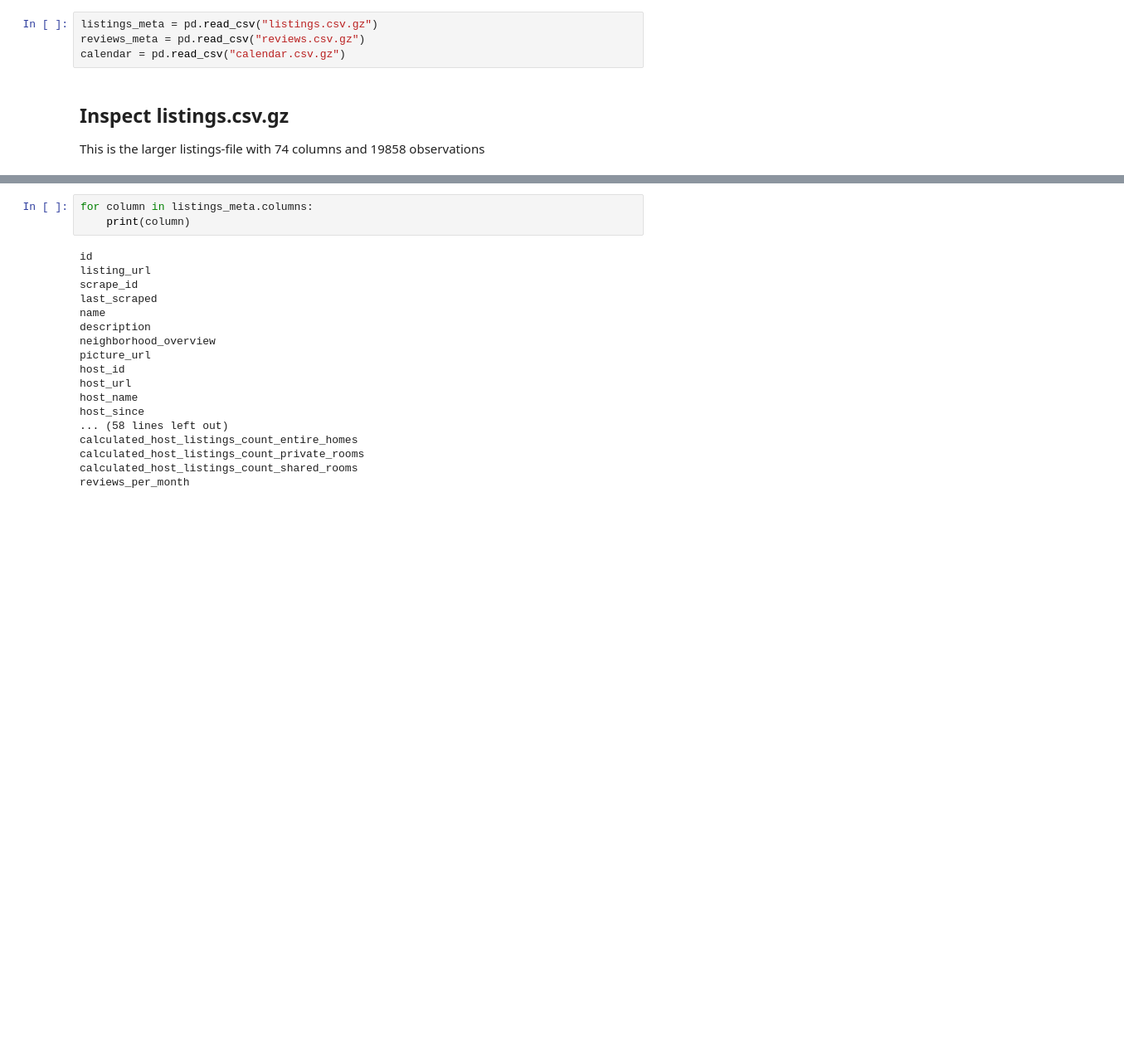
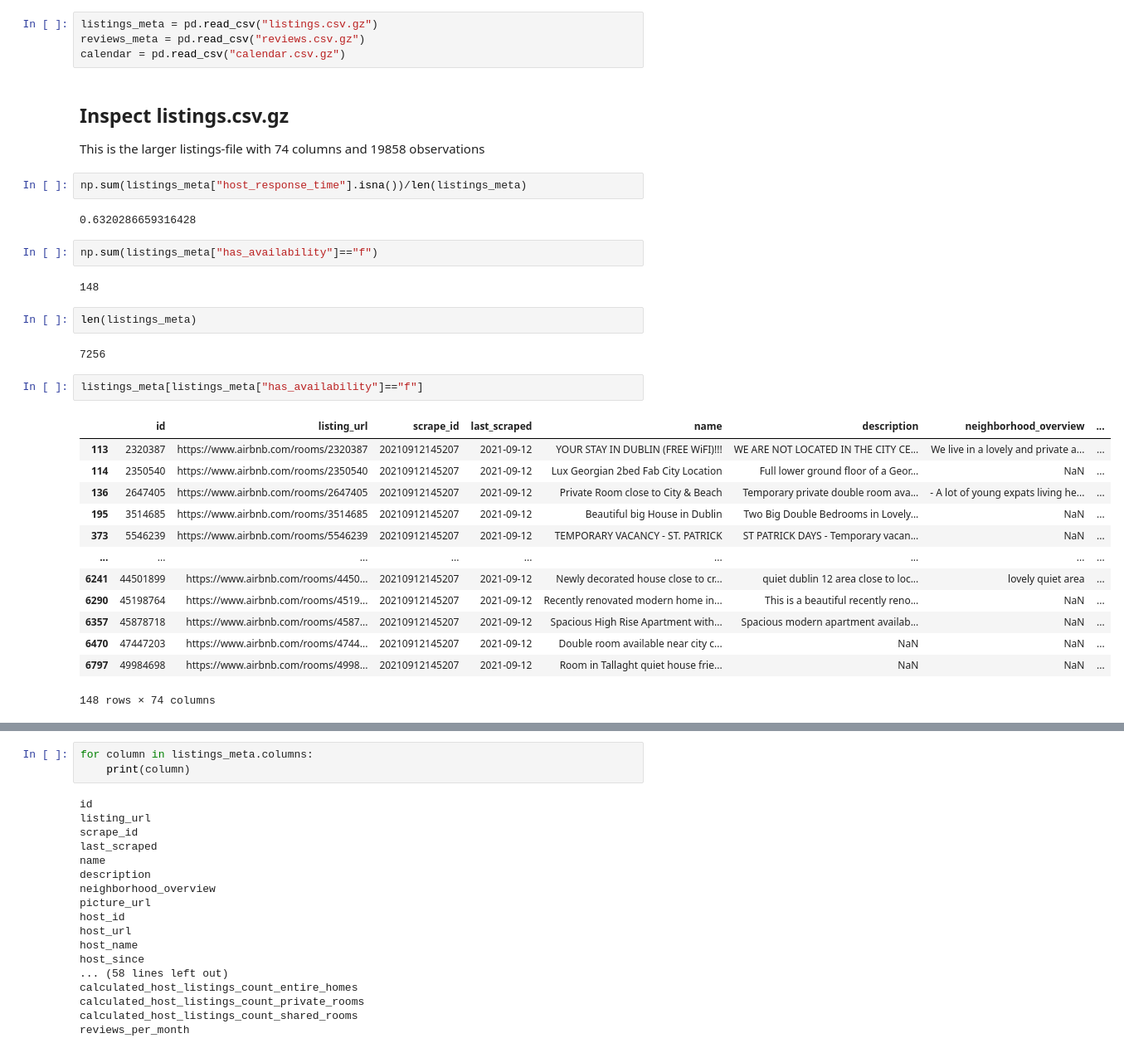
Before and after one commit to dmnk1308/DubAir, a Jupyter notebook: Data_Set_Introduction.ipynb, the cells around one changed output, grey strips where cells are left out. Shown at 83% size. Cells and saved outputs as stored; diff of their text form; blank space fills up the shorter version.

```diff
--- a/Data_Set_Introduction.ipynb
+++ b/Data_Set_Introduction.ipynb
@@ -155,4 +170,32 @@ calendar = pd.read_csv("calendar.csv.gz")
 # %% [markdown]
 ## Inspect listings.csv.gz
 This is the larger listings-file with 74 columns and 19858 observations
+# %%
+np.sum(listings_meta["host_response_time"].isna())/len(listings_meta)
+# %% [output]
+0.6320286659316428
+# %%
+np.sum(listings_meta["has_availability"]=="f")
+# %% [output]
+148
+# %%
+len(listings_meta)
+# %% [output]
+7256
+# %%
+listings_meta[listings_meta["has_availability"]=="f"]
+# %% [output]
+|  | id | listing_url | scrape_id | last_scraped | name | description | neighborhood_overview | ... |
+| 113 | 2320387 | https://www.airbnb.com/rooms/2320387 | 20210912145207 | 2021-09-12 | YOUR STAY IN DUBLIN (FREE WiFI)!!! | WE ARE NOT LOCATED IN THE CITY CE... | We live in a lovely and private a... | ... |
+| 114 | 2350540 | https://www.airbnb.com/rooms/2350540 | 20210912145207 | 2021-09-12 | Lux Georgian 2bed Fab City Location | Full lower ground floor of a Geor... | NaN | ... |
+| 136 | 2647405 | https://www.airbnb.com/rooms/2647405 | 20210912145207 | 2021-09-12 | Private Room close to City & Beach | Temporary private double room ava... | - A lot of young expats living he... | ... |
+| 195 | 3514685 | https://www.airbnb.com/rooms/3514685 | 20210912145207 | 2021-09-12 | Beautiful big House in Dublin | Two Big Double Bedrooms in Lovely... | NaN | ... |
+| 373 | 5546239 | https://www.airbnb.com/rooms/5546239 | 20210912145207 | 2021-09-12 | TEMPORARY VACANCY - ST. PATRICK | ST PATRICK DAYS - Temporary vacan... | NaN | ... |
+| ... | ... | ... | ... | ... | ... | ... | ... | ... |
+| 6241 | 44501899 | https://www.airbnb.com/rooms/4450... | 20210912145207 | 2021-09-12 | Newly decorated house close to cr... | quiet dublin 12 area close to loc... | lovely quiet area | ... |
+| 6290 | 45198764 | https://www.airbnb.com/rooms/4519... | 20210912145207 | 2021-09-12 | Recently renovated modern home in... | This is a beautiful recently reno... | NaN | ... |
+| 6357 | 45878718 | https://www.airbnb.com/rooms/4587... | 20210912145207 | 2021-09-12 | Spacious High Rise Apartment with... | Spacious modern apartment availab... | NaN | ... |
+| 6470 | 47447203 | https://www.airbnb.com/rooms/4744... | 20210912145207 | 2021-09-12 | Double room available near city c... | NaN | NaN | ... |
+| 6797 | 49984698 | https://www.airbnb.com/rooms/4998... | 20210912145207 | 2021-09-12 | Room in Tallaght quiet house frie... | NaN | NaN | ... |
+148 rows × 74 columns
 # %%
```
Also changed, not shown: parts of 13 cells of this notebook.
